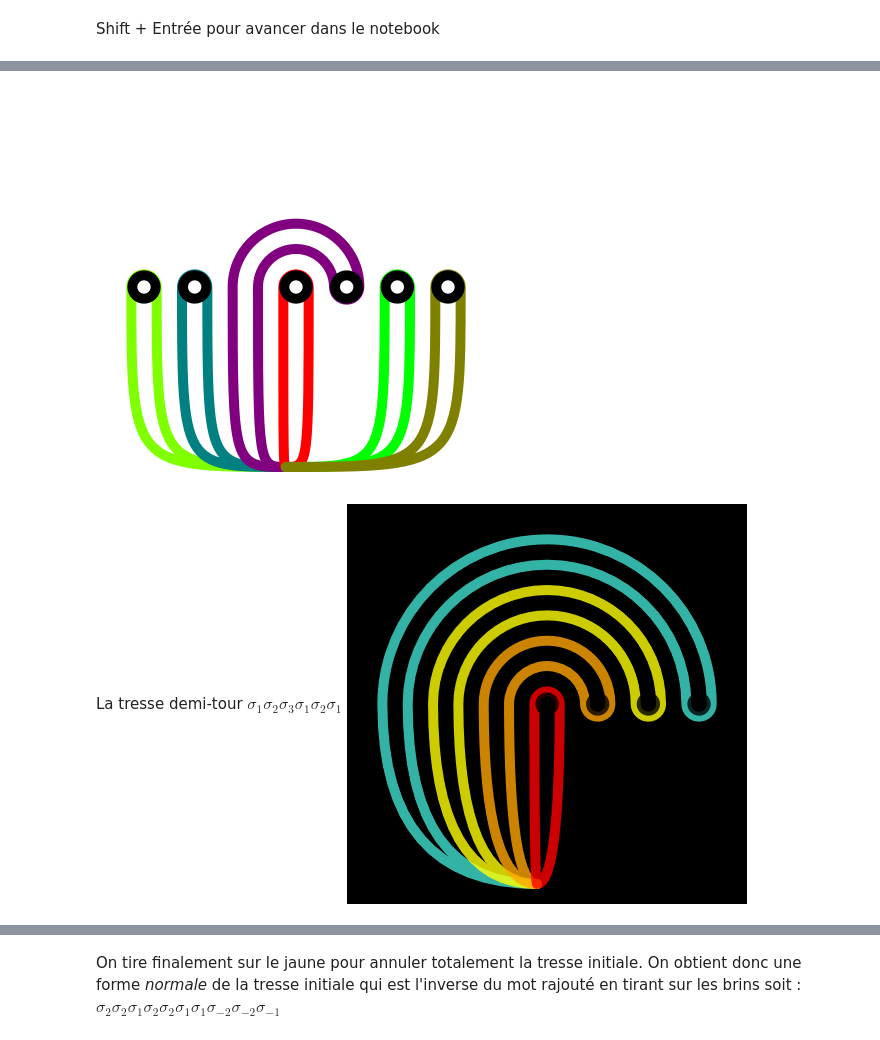
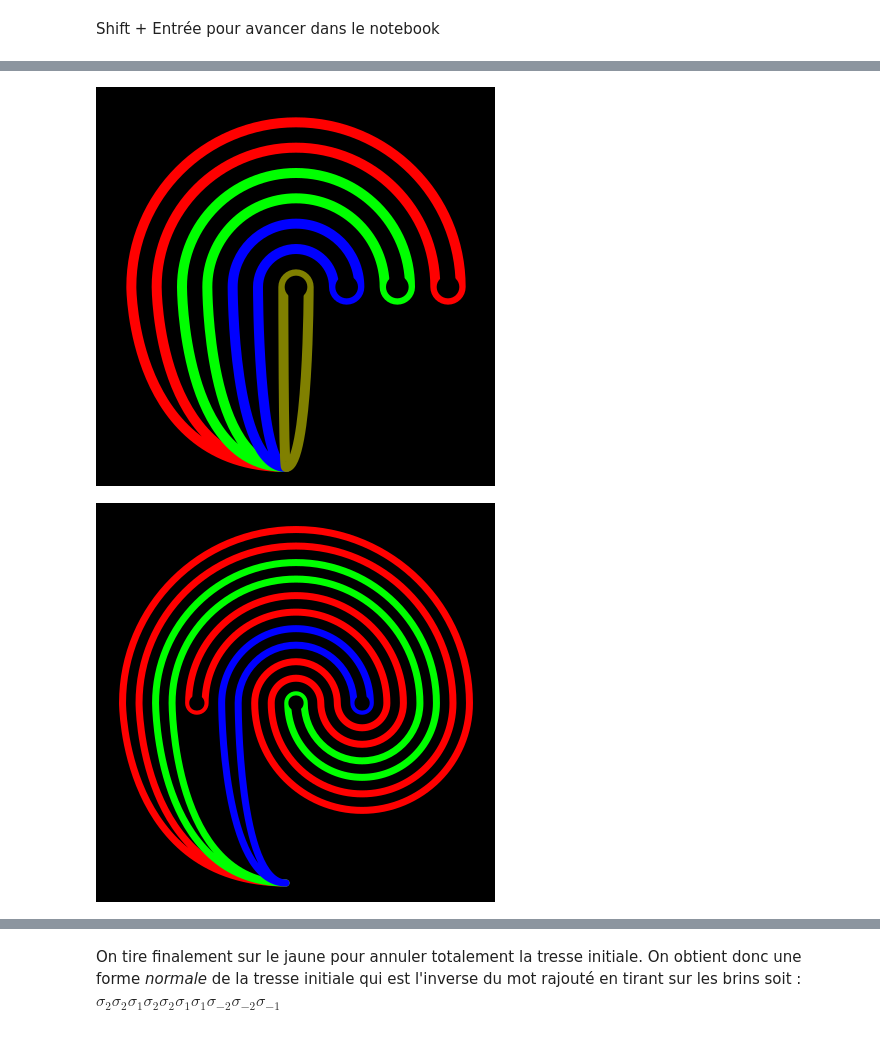
Before and after one commit to xysticus/braid-blackboard, a Jupyter notebook: ipynbks/AutoMorphCairo.ipynb, the cells around one changed output, grey strips where cells are left out. Cells and saved outputs as stored; diff of their text form; code cells hidden in the pictures.

```diff
--- a/ipynbks/AutoMorphCairo.ipynb
+++ b/ipynbks/AutoMorphCairo.ipynb
@@ -421,8 +431,10 @@ Ci-dessous, le générateur $\sigma_3$
 # %%
-dessine_auto_de_tresse([3, 5, -5 ], hauteur = 400, largeur = 400, largeur_brin = 10,
-                            couleur_trous = (0,0,0), couleur_fond = (0,0,0))
+dessine_auto_de_tresse([1, 2, 3, 1, 2, 1], hauteur = 400, largeur = 400, largeur_brin = 10,
+                            couleur_trous = (0,0,0), couleur_fond = (0,0,0), fichier = '../imgs/a123121.png')
 # %% [output]
-[figure, old version]
+[figure, new version]
-# %% [markdown]
-La tresse demi-tour $\sigma_1\sigma_2\sigma_3\sigma_1\sigma_2\sigma_1$
-![auto_d4.png](attachment:auto_d4.png)
+# %%
+dessine_auto_de_tresse([1, 1, 2, 2], hauteur = 400, largeur = 400, largeur_brin = 7,
+                           couleur_trous = (0,0,0), couleur_fond = (0,0,0), fichier = '../imgs/a1122.png')
+# %% [output]
+[figure, added]
```
Also changed, not shown: parts of 30 cells of this notebook, 1 other file.
